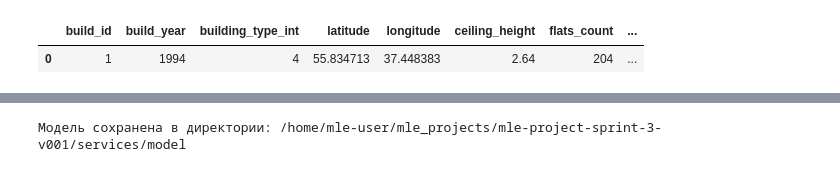
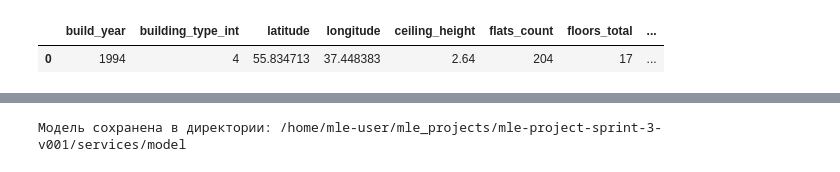
Before and after one commit to NikoMelnikov/mle-project-sprint-3-v001, a Jupyter notebook: services/notebook.ipynb, the cells around one changed output, grey strips where cells are left out. Saved outputs shown, nothing was run; the diff lists cells and outputs as text; code cells hidden in the pictures.

```diff
--- a/services/notebook.ipynb
+++ b/services/notebook.ipynb
@@ -253,29 +254,28 @@ sbr_score
 # %%
 #Проведу микротест чтобы понять что в дальнейшем смогу получить предсказание от модели передав набор данных.
 
 X_valid = {
-    "build_id": [1],
     "build_year": [1994],
     "building_type_int": ["4"],
     "latitude": [55.834713],
     "longitude": [37.448383],
     "ceiling_height": [2.64],
     "flats_count": [204],
     "floors_total": [17],
     "has_elevator": [1],
     "floor": [16],
     "kitchen_area": [10.10],
     "living_area": [44.799999],
     "rooms": [3],
     "total_area": [73.800003]
 }
 
 X_valid = pd.DataFrame(X_valid)
 
 X_valid
 # %% [output]
-|  | build_id | build_year | building_type_int | latitude | longitude | ceiling_height | flats_count | ... |
-| 0 | 1 | 1994 | 4 | 55.834713 | 37.448383 | 2.64 | 204 | ... |
+|  | build_year | building_type_int | latitude | longitude | ceiling_height | flats_count | floors_total | ... |
+| 0 | 1994 | 4 | 55.834713 | 37.448383 | 2.64 | 204 | 17 | ... |
 # %%
 test_prediction = cbr_model.predict(X_valid)
 test_prediction.round(2)
```
Also changed, not shown: parts of 10 cells of this notebook, 13 other files.
